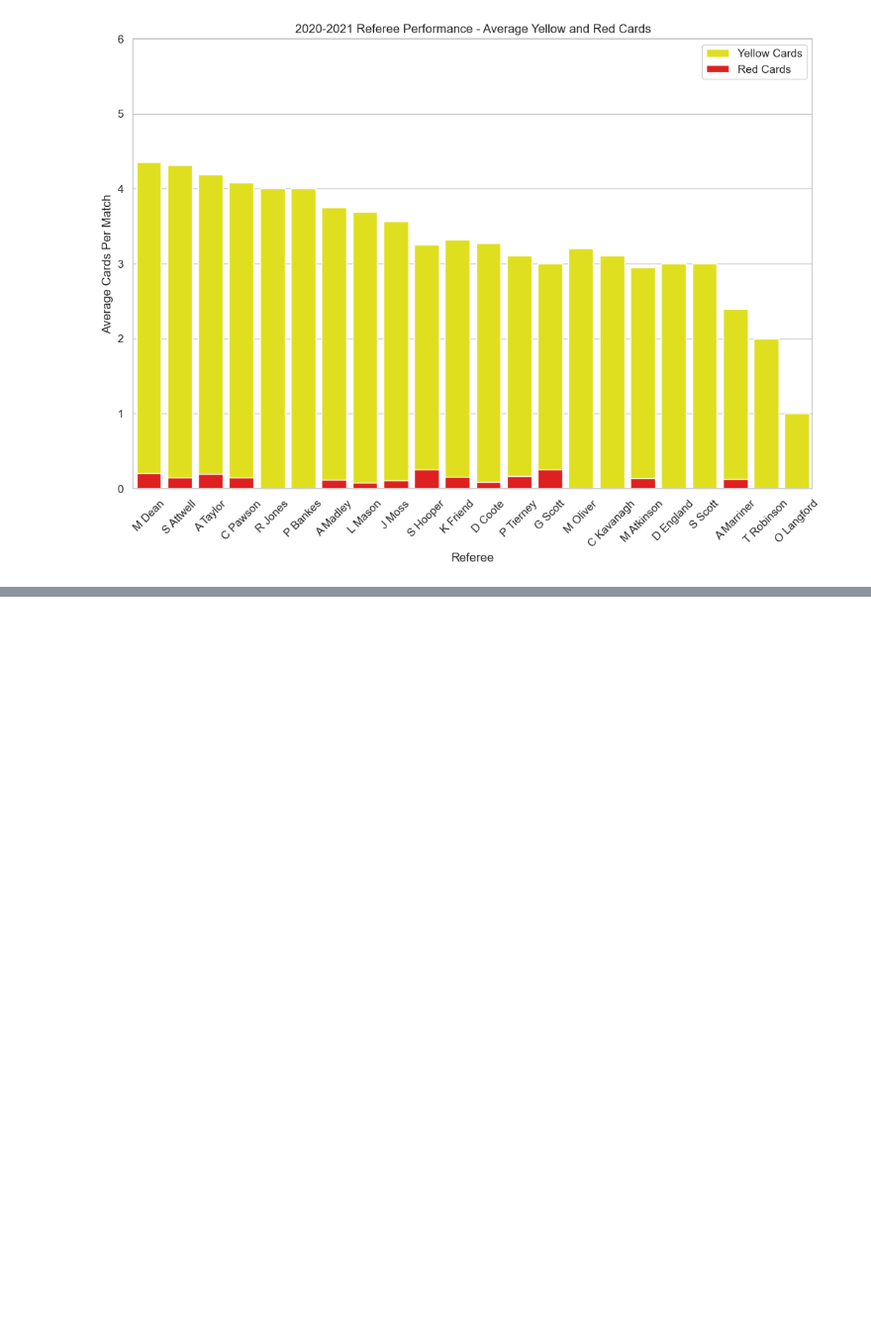
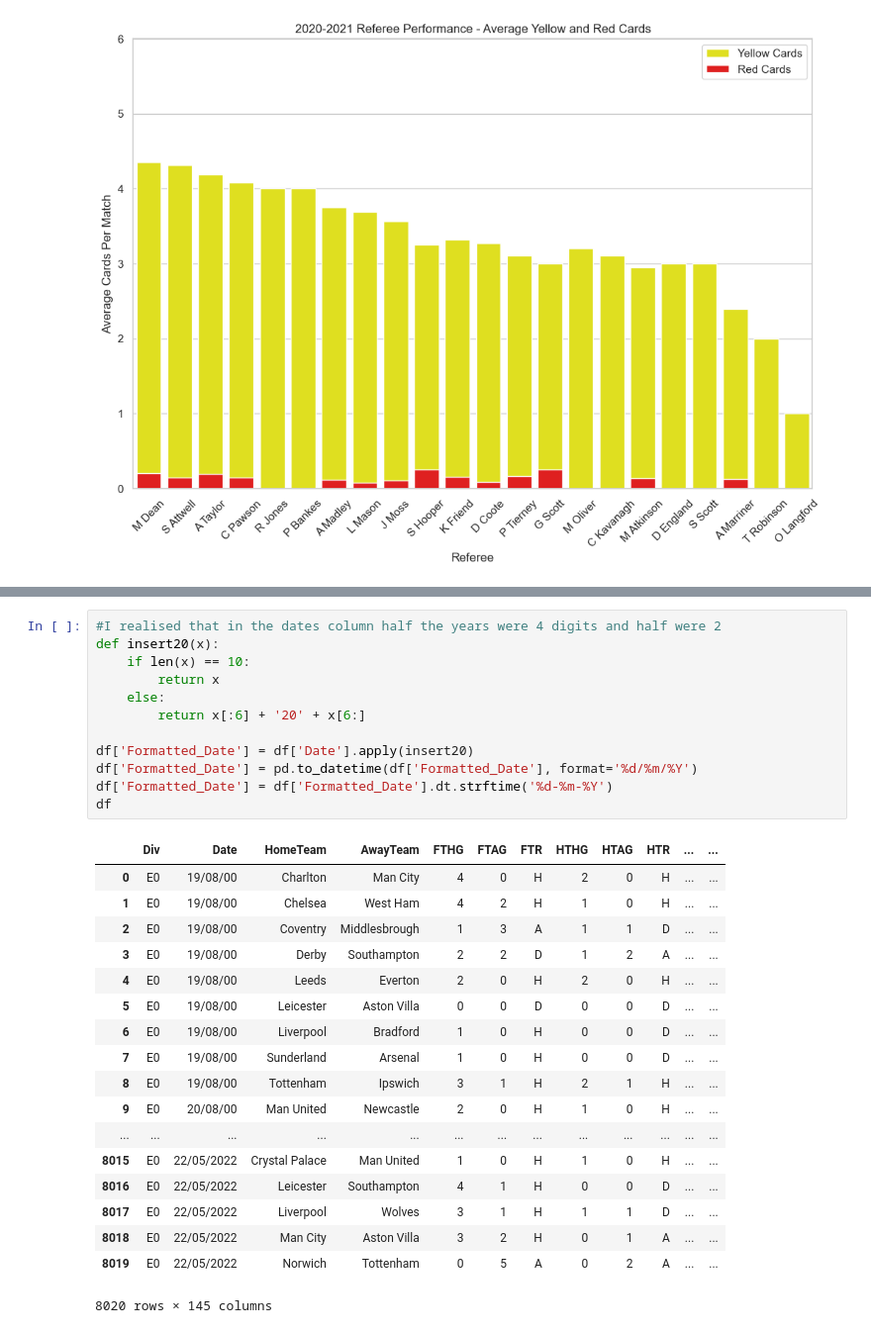
Before and after one commit to HenriRhodes/EPL_Analysis, a Jupyter notebook: EPL-notebook.ipynb, the cells around one changed output, grey strips where cells are left out. Shown at 99% size. Drawn from its saved outputs; the diff is of its cells as text; blank space fills up the shorter version.

```diff
--- a/EPL-notebook.ipynb
+++ b/EPL-notebook.ipynb
@@ -279,0 +409,31 @@ filtering_columns_and_grouping_by(concatenate_csv_files(r"C:\Users\henri\OneDriv
+# %%
+#I realised that in the dates column half the years were 4 digits and half were 2
+def insert20(x):
+    if len(x) == 10:
+        return x
+    else:
+        return x[:6] + '20' + x[6:]
+
+df['Formatted_Date'] = df['Date'].apply(insert20)
+df['Formatted_Date'] = pd.to_datetime(df['Formatted_Date'], format='%d/%m/%Y')
+df['Formatted_Date'] = df['Formatted_Date'].dt.strftime('%d-%m-%Y')
+df
+# %% [output]
+|  | Div | Date | HomeTeam | AwayTeam | FTHG | FTAG | FTR | HTHG | HTAG | HTR | ... | ... |
+| 0 | E0 | 19/08/00 | Charlton | Man City | 4 | 0 | H | 2 | 0 | H | ... | ... |
+| 1 | E0 | 19/08/00 | Chelsea | West Ham | 4 | 2 | H | 1 | 0 | H | ... | ... |
+| 2 | E0 | 19/08/00 | Coventry | Middlesbrough | 1 | 3 | A | 1 | 1 | D | ... | ... |
+| 3 | E0 | 19/08/00 | Derby | Southampton | 2 | 2 | D | 1 | 2 | A | ... | ... |
+| 4 | E0 | 19/08/00 | Leeds | Everton | 2 | 0 | H | 2 | 0 | H | ... | ... |
+| 5 | E0 | 19/08/00 | Leicester | Aston Villa | 0 | 0 | D | 0 | 0 | D | ... | ... |
+| 6 | E0 | 19/08/00 | Liverpool | Bradford | 1 | 0 | H | 0 | 0 | D | ... | ... |
+| 7 | E0 | 19/08/00 | Sunderland | Arsenal | 1 | 0 | H | 0 | 0 | D | ... | ... |
+| 8 | E0 | 19/08/00 | Tottenham | Ipswich | 3 | 1 | H | 2 | 1 | H | ... | ... |
+| 9 | E0 | 20/08/00 | Man United | Newcastle | 2 | 0 | H | 1 | 0 | H | ... | ... |
+| ... | ... | ... | ... | ... | ... | ... | ... | ... | ... | ... | ... | ... |
+| 8015 | E0 | 22/05/2022 | Crystal Palace | Man United | 1 | 0 | H | 1 | 0 | H | ... | ... |
+| 8016 | E0 | 22/05/2022 | Leicester | Southampton | 4 | 1 | H | 0 | 0 | D | ... | ... |
+| 8017 | E0 | 22/05/2022 | Liverpool | Wolves | 3 | 1 | H | 1 | 1 | D | ... | ... |
+| 8018 | E0 | 22/05/2022 | Man City | Aston Villa | 3 | 2 | H | 0 | 1 | A | ... | ... |
+| 8019 | E0 | 22/05/2022 | Norwich | Tottenham | 0 | 5 | A | 0 | 2 | A | ... | ... |
+8020 rows × 145 columns
```
Also changed, not shown: parts of 6 cells of this notebook, 2 other files.
